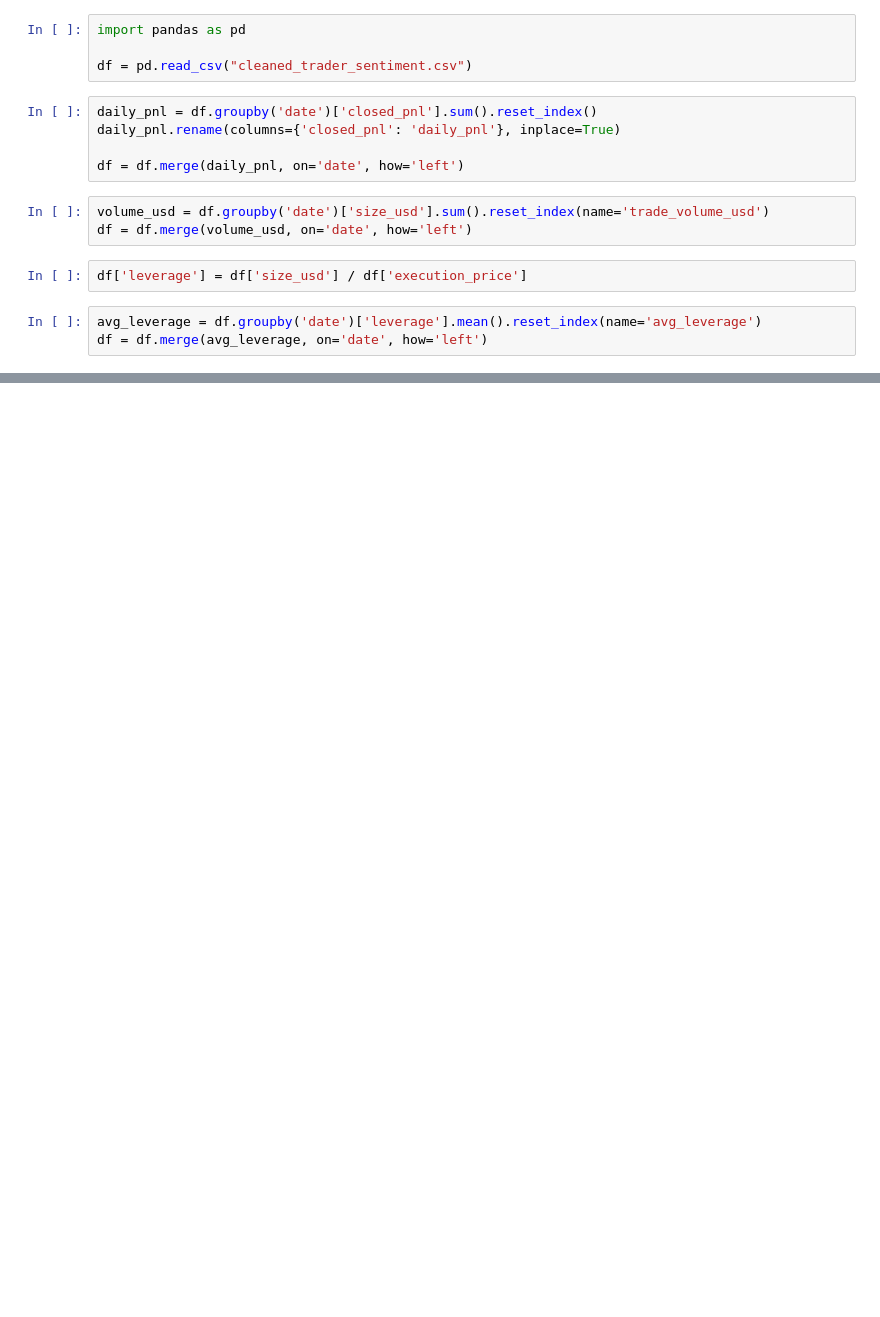
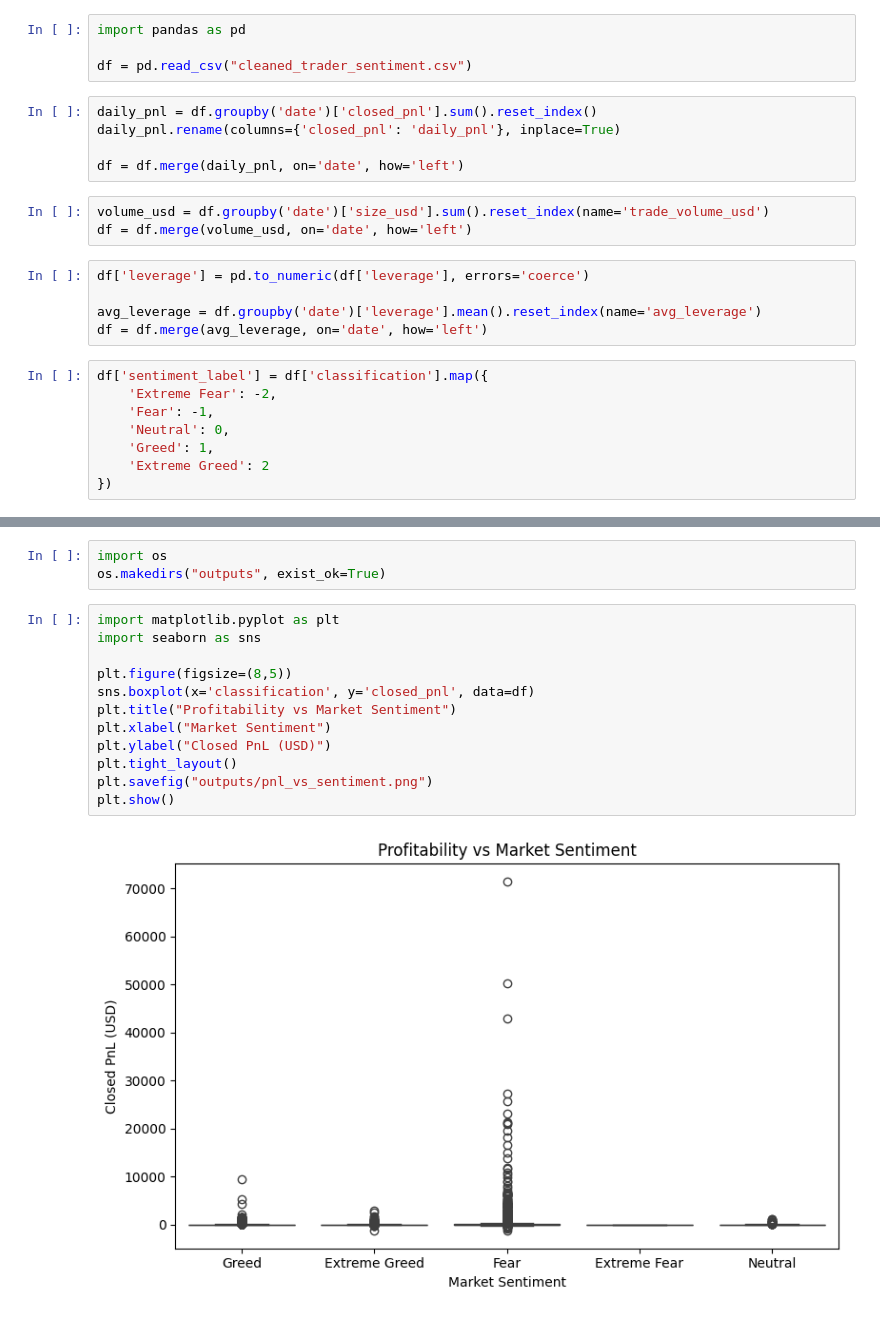
Before and after one commit to Arpingh01/ds_arpita_singh, a Jupyter notebook: notebook_2.ipynb, the cells around one changed output, grey strips where cells are left out. Cells and saved outputs as stored; diff of their text form; blank space fills up the shorter version.

```diff
--- a/notebook_2.ipynb
+++ b/notebook_2.ipynb
@@ -12,8 +12,16 @@ df = df.merge(daily_pnl, on='date', how='left')
 # %%
 volume_usd = df.groupby('date')['size_usd'].sum().reset_index(name='trade_volume_usd')
 df = df.merge(volume_usd, on='date', how='left')
-# %%
-df['leverage'] = df['size_usd'] / df['execution_price']
 # %%
+df['leverage'] = pd.to_numeric(df['leverage'], errors='coerce')
+
 avg_leverage = df.groupby('date')['leverage'].mean().reset_index(name='avg_leverage')
 df = df.merge(avg_leverage, on='date', how='left')
+# %%
+df['sentiment_label'] = df['classification'].map({
+    'Extreme Fear': -2,
+    'Fear': -1,
+    'Neutral': 0,
+    'Greed': 1,
+    'Extreme Greed': 2
+})
@@ -19,0 +111,17 @@ df = df.merge(avg_leverage, on='date', how='left')
+# %%
+import os
+os.makedirs("outputs", exist_ok=True)
+# %%
+import matplotlib.pyplot as plt
+import seaborn as sns
+
+plt.figure(figsize=(8,5))
+sns.boxplot(x='classification', y='closed_pnl', data=df)
+plt.title("Profitability vs Market Sentiment")
+plt.xlabel("Market Sentiment")
+plt.ylabel("Closed PnL (USD)")
+plt.tight_layout()
+plt.savefig("outputs/pnl_vs_sentiment.png")
+plt.show()
+# %% [output]
+[figure, added]
```
Also changed, not shown: parts of 9 cells of this notebook.
